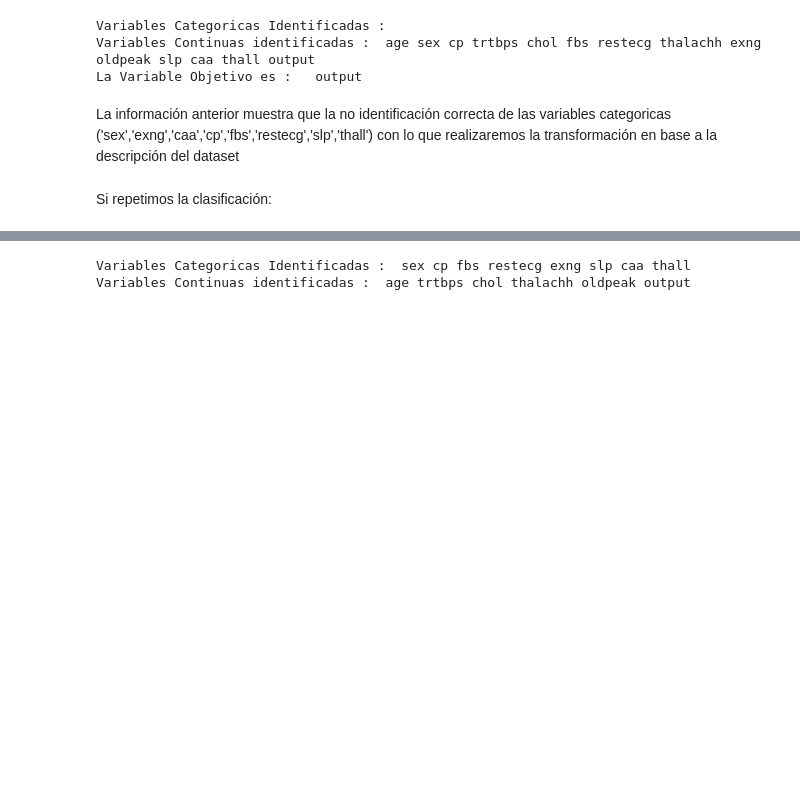
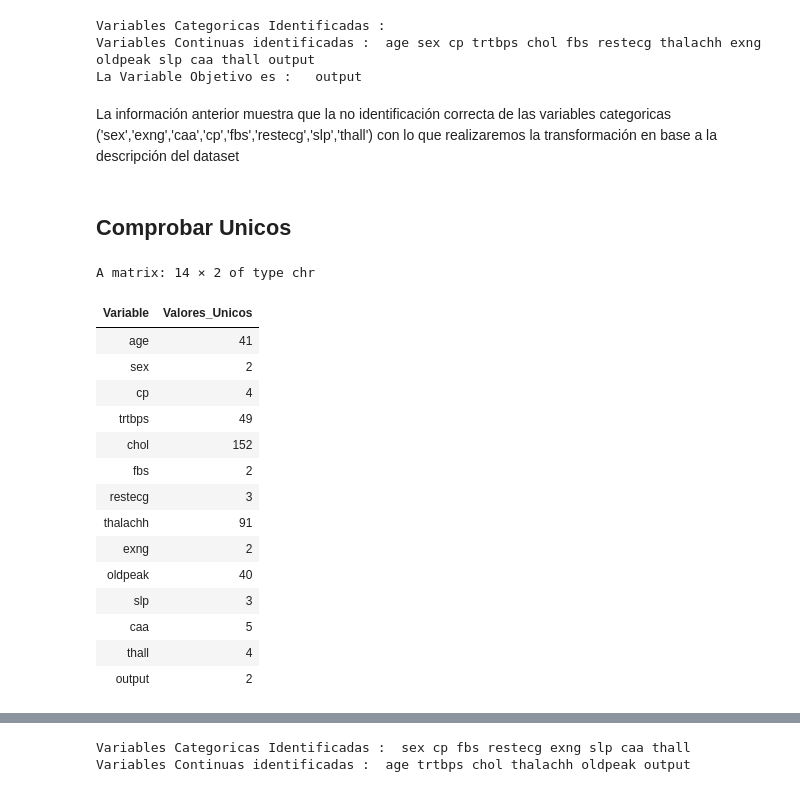
Before and after one commit to gaso/tipilogia_heart-attack-analysis, a Jupyter notebook: analysis.ipynb, the cells around one changed output, grey strips where cells are left out. Cells and saved outputs as stored; diff of their text form; code cells hidden in the pictures; blank space fills up the shorter version.

Commit message:
Tipos de variables

```diff
--- a/analysis.ipynb
+++ b/analysis.ipynb
@@ -182,2 +173,37 @@ data$thall <- as.factor(data$thall)
-# %% [markdown]
-Si repetimos la clasificación:
+# %% [markdown]
+## Comprobar Unicos
+# %%
+# Crear un vector para almacenar los resultados
+result <- vector("list", length = ncol(data))
+
+# Obtener los valores únicos y su cuenta para cada variable
+for (i in 1:ncol(data)) {
+  column <- colnames(data)[i]
+  unique_values <- unique(data[[column]])
+  unique_count <- length(unique_values)
+
+  # Almacenar los resultados en el vector
+  result[[i]] <- c(Variable = column, Valores_Unicos = unique_count)
+}
+
+# Convertir el vector en un dataframe
+result <- do.call(rbind, result)
+
+result
+# %% [output]
+A matrix: 14 × 2 of type chr
+| Variable | Valores_Unicos |
+| age | 41 |
+| sex | 2 |
+| cp | 4 |
+| trtbps | 49 |
+| chol | 152 |
+| fbs | 2 |
+| restecg | 3 |
+| thalachh | 91 |
+| exng | 2 |
+| oldpeak | 40 |
+| slp | 3 |
+| caa | 5 |
+| thall | 4 |
+| output | 2 |
```
Also changed, not shown: parts of 6 cells of this notebook.
